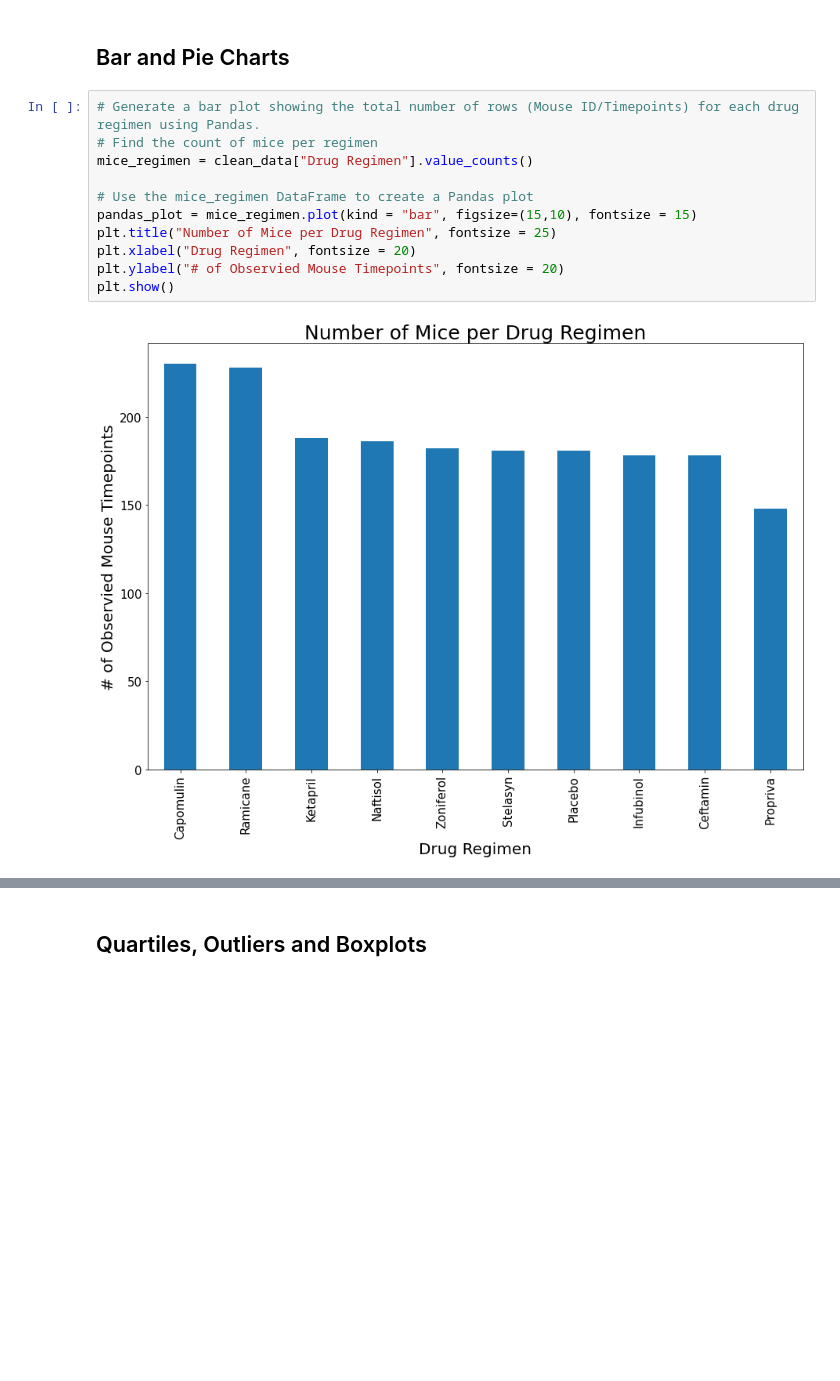
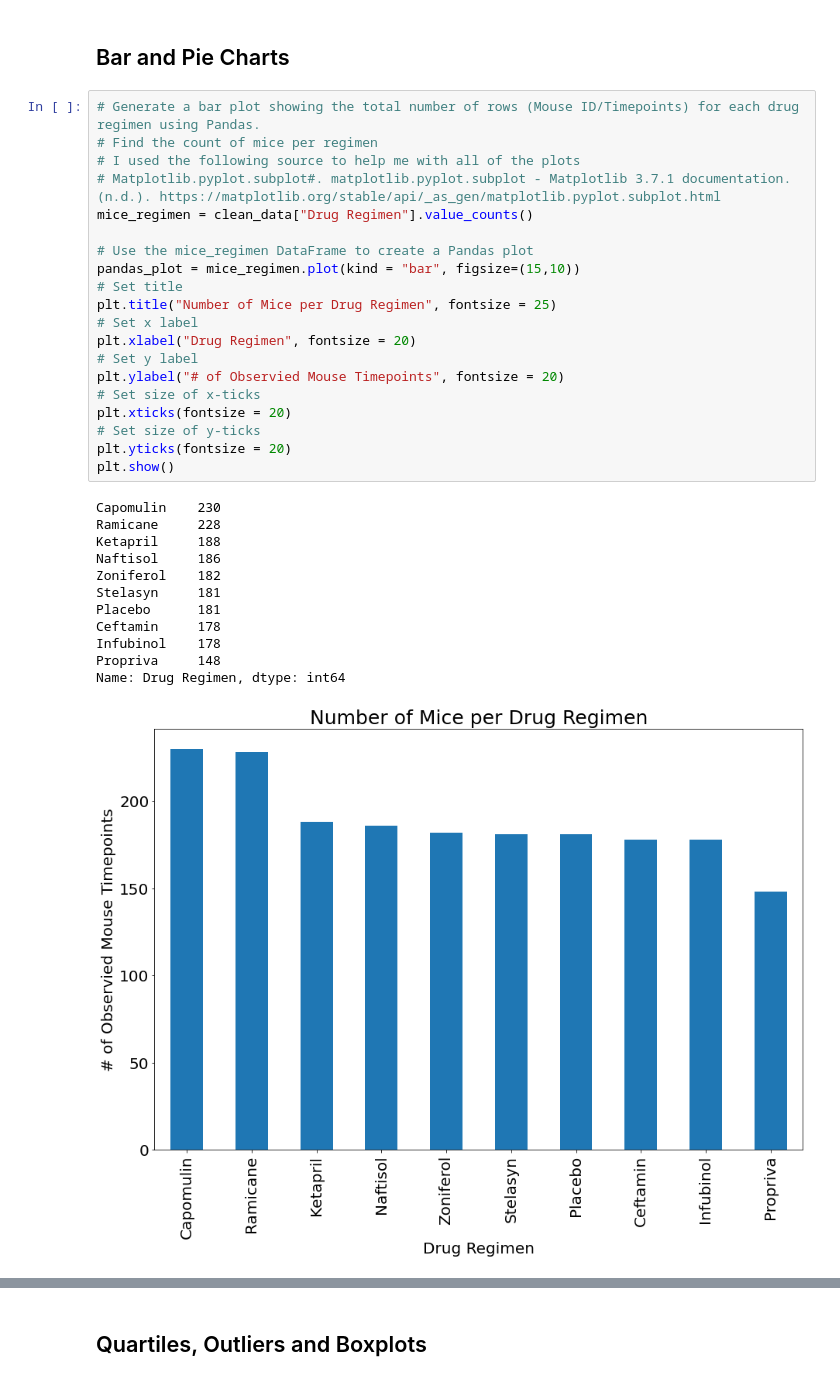
Before and after one commit to aliciahlavac/Pymaceuticals_Challenge, a Jupyter notebook: pymaceuticals.ipynb, the cells around one changed output, grey strips where cells are left out. Cells and saved outputs as stored; diff of their text form; blank space fills up the shorter version.

```diff
--- a/pymaceuticals.ipynb
+++ b/pymaceuticals.ipynb
@@ -156,15 +152,35 @@ agg_data
 # %%
 # Generate a bar plot showing the total number of rows (Mouse ID/Timepoints) for each drug regimen using Pandas.
 # Find the count of mice per regimen
+# I used the following source to help me with all of the plots
+# Matplotlib.pyplot.subplot#. matplotlib.pyplot.subplot - Matplotlib 3.7.1 documentation. (n.d.). https://matplotlib.org/stable/api/_as_gen/matplotlib.pyplot.subplot.html
 mice_regimen = clean_data["Drug Regimen"].value_counts()
 
 # Use the mice_regimen DataFrame to create a Pandas plot
-pandas_plot = mice_regimen.plot(kind = "bar", figsize=(15,10), fontsize = 15)
+pandas_plot = mice_regimen.plot(kind = "bar", figsize=(15,10))
+# Set title
 plt.title("Number of Mice per Drug Regimen", fontsize = 25)
+# Set x label
 plt.xlabel("Drug Regimen", fontsize = 20)
+# Set y label
 plt.ylabel("# of Observied Mouse Timepoints", fontsize = 20)
+# Set size of x-ticks
+plt.xticks(fontsize = 20)
+# Set size of y-ticks
+plt.yticks(fontsize = 20)
 plt.show()
 # %% [output]
+Capomulin    230
+Ramicane     228
+Ketapril     188
+Naftisol     186
+Zoniferol    182
+Stelasyn     181
+Placebo      181
+Ceftamin     178
+Infubinol    178
+Propriva     148
+Name: Drug Regimen, dtype: int64
-[figure, old version]
+[figure, new version]
 # %%
 # Generate a bar plot showing the total number of rows (Mouse ID/Timepoints) for each drug regimen using pyplot.
```
Also changed, not shown: parts of 10 cells of this notebook.
